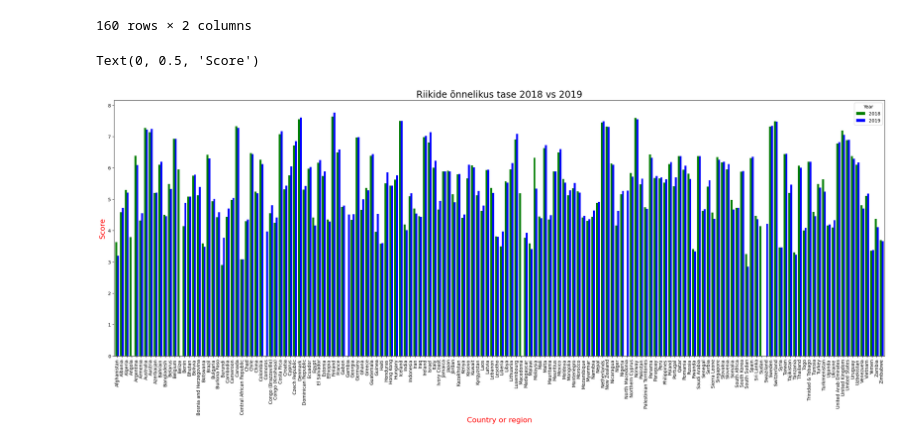
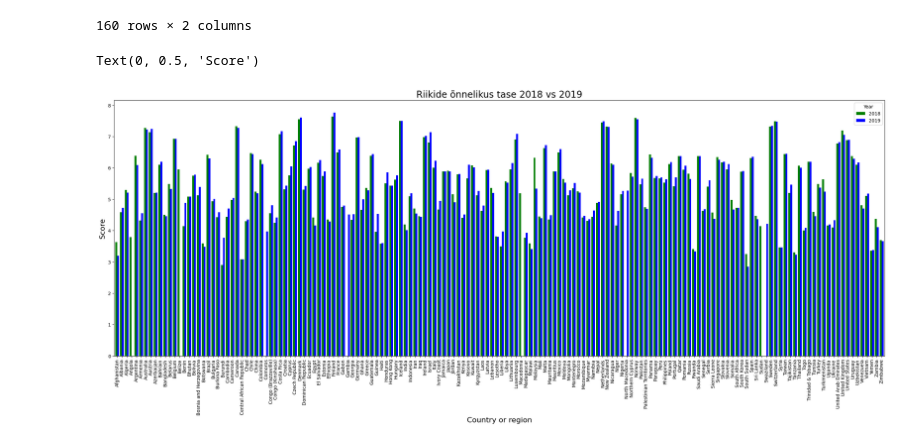
Before and after one commit to K25p2r3n0k/MiskiKuskilMillalgi, a Jupyter notebook: l6pu-too.ipynb, the cells around one changed output. Cells and saved outputs as stored; diff of their text form; code cells hidden in the pictures.

```diff
--- a/l6pu-too.ipynb
+++ b/l6pu-too.ipynb
@@ -355,12 +355,12 @@ my_pivot
 # %%
 my_chart = my_pivot.plot(kind = 'bar', color=['green','blue'], figsize = (30, 10), fontsize = 10, width=0.8)
 plt.xticks(rotation = 90, horizontalalignment = "center")
 plt.title("Riikide õnnelikus tase 2018 vs 2019", fontsize = 20)
-plt.xlabel("Country or region", fontsize = 16, color = 'red')
-plt.ylabel("Score", fontsize = 16, color = 'red')
+plt.xlabel("Country or region", fontsize = 16, color = 'black')
+plt.ylabel("Score", fontsize = 16, color = 'black')
 # %% [output]
 Text(0, 0.5, 'Score')
-[figure, old version]
+[figure, new version]
 # %%
 import pandas as pd
 
```
Also changed, not shown: parts of 8 cells of this notebook.
